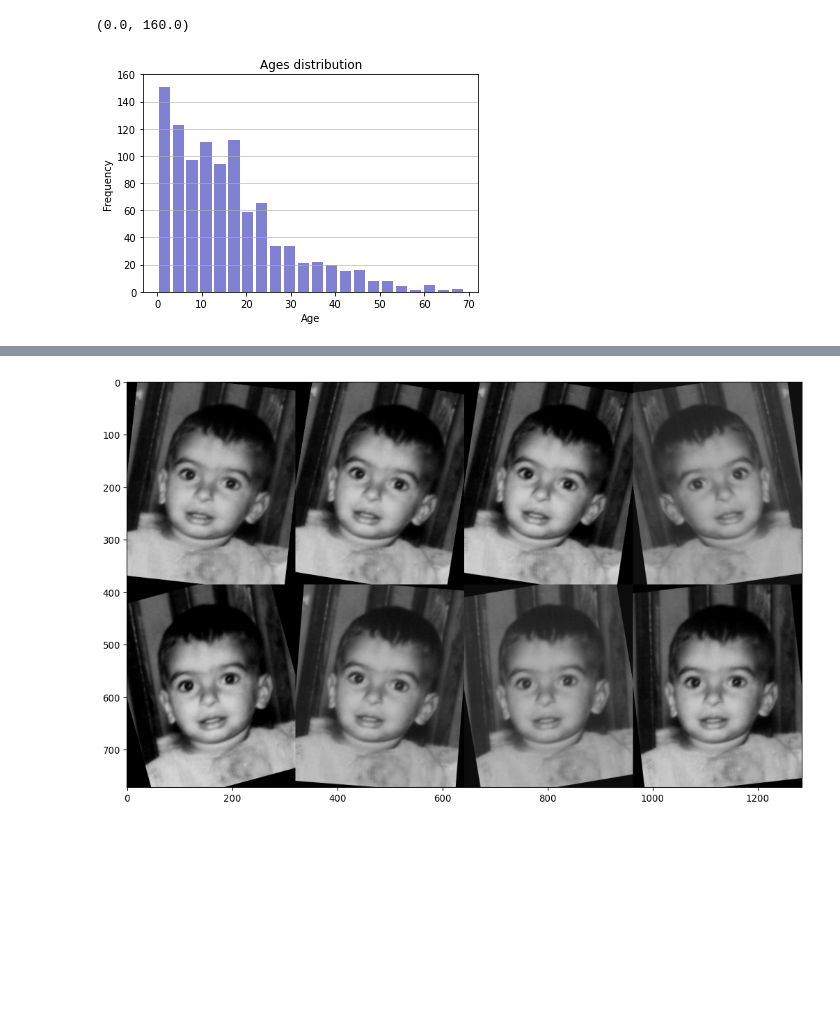
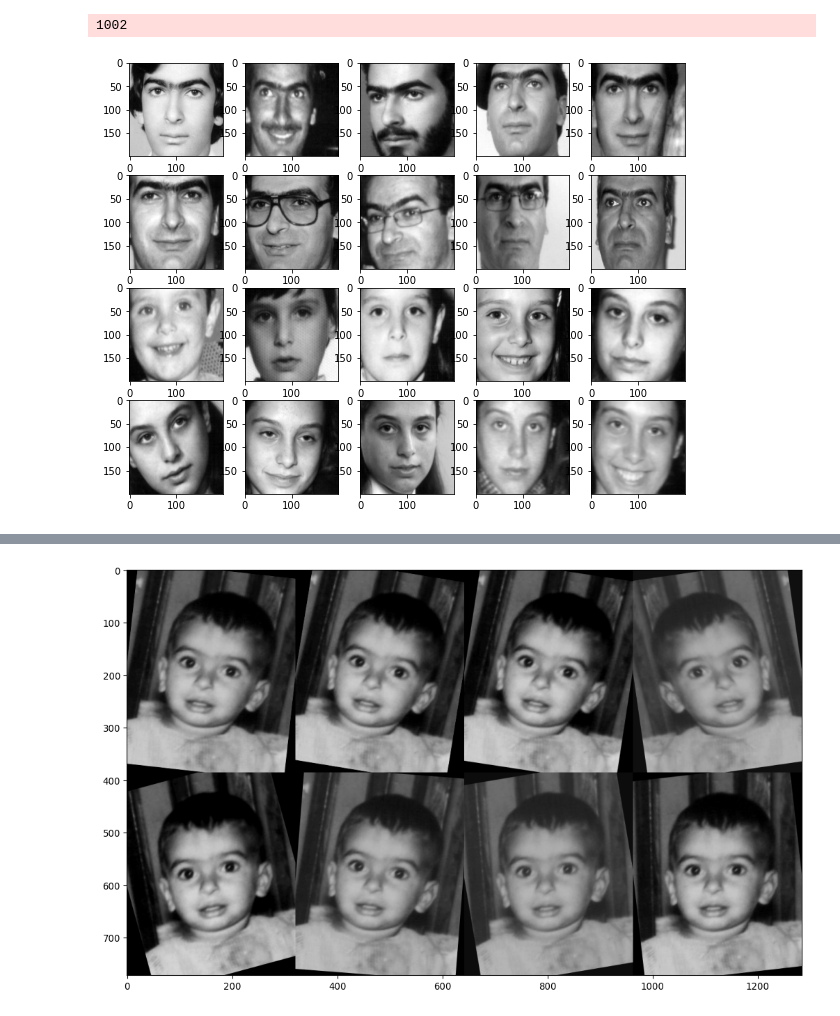
Before and after one commit to jamesjf7/age-estimation, a Jupyter notebook: app.ipynb, the cells around one changed output, grey strips where cells are left out. Cells and saved outputs as stored; diff of their text form; code cells hidden in the pictures; blank space fills up the shorter version.

Commit message:
preprocessing, augmentation, model

```diff
--- a/app.ipynb
+++ b/app.ipynb
@@ -205,0 +143,5 @@ for age in ages:
+# %%
+imageFileNames = os.listdir('fg-net-dataset/images/')
+all_ages = [int(imageFileName.split('.')[0][4:6]) for imageFileName in imageFileNames]
+
+print(len(all_ages))
@@ -206,13 +193,49 @@ for age in ages:
+# %%
+def preprocess(image):
+    temp = image.copy() # copy
+
+    gray = cv2.cvtColor(temp,cv2.COLOR_BGR2GRAY) # bgr to grayscale
+    blurred = cv2.GaussianBlur(gray, (5,5), 0) # remove noise a
+
+    # detect faces in the grayscale image
+    faces = detector(blurred, 1)
+    if len(faces) < 1:
+        resized = cv2.resize(blurred, (200,200), interpolation=cv2.INTER_NEAREST)
+        return resized
+    else:
+        for (i, face) in enumerate(faces):
+            x1 = abs(face.left()) # dlib's bug return -37
+            y1 = face.top()
+            x2 = face.right() + x1
+            y2 = face.bottom()
+            cropped = blurred[y1:y2,x1:x2]
+
+            resized = cv2.resize(cropped, (200,200), interpolation=cv2.INTER_NEAREST)
+            return resized
+# %%
+datasets = []
+ages = []
+
+for idx, image in enumerate(tqdm(imgs_bgr)):
+    ages.append(all_ages[idx])
+    datasets.append(preprocess(image))
+
+assert len(datasets) == len(ages)
+print(len(ages))
+# %%
+print(len(datasets))
+show_images(datasets[5:25],5)
+# %% [output]
+1002
+[figure, added]
 # %%
-n, bins, patches = plt.hist(x=ages, bins='auto', color='#0504aa',alpha=0.5,rwidth=0.8)
+def distribution(data):
+    n, bins, patches = plt.hist(x=data, bins=70, color='#0504aa',alpha=0.75,rwidth=0.5)
 
-plt.grid(axis='y', alpha=0.75)
-plt.xlabel('Age')
-plt.ylabel('Frequency')
-plt.title('Ages distribution')
-maxfreq = n.max()
+    plt.grid(axis='y', alpha=0.75)
+    plt.xlabel('Age')
+    plt.ylabel('Frequency')
+    plt.title('Ages distribution')
+    maxfreq = n.max()
 
-plt.ylim(ymax=np.ceil(maxfreq/10) * 10 if maxfreq % 10 else maxfreq + 10)
+    plt.ylim(ymax=np.ceil(maxfreq/10) * 10 if maxfreq % 10 else maxfreq + 10)
-# %% [output]
-(0.0, 160.0)
-[figure, removed]
```
Also changed, not shown: parts of 42 cells of this notebook.
